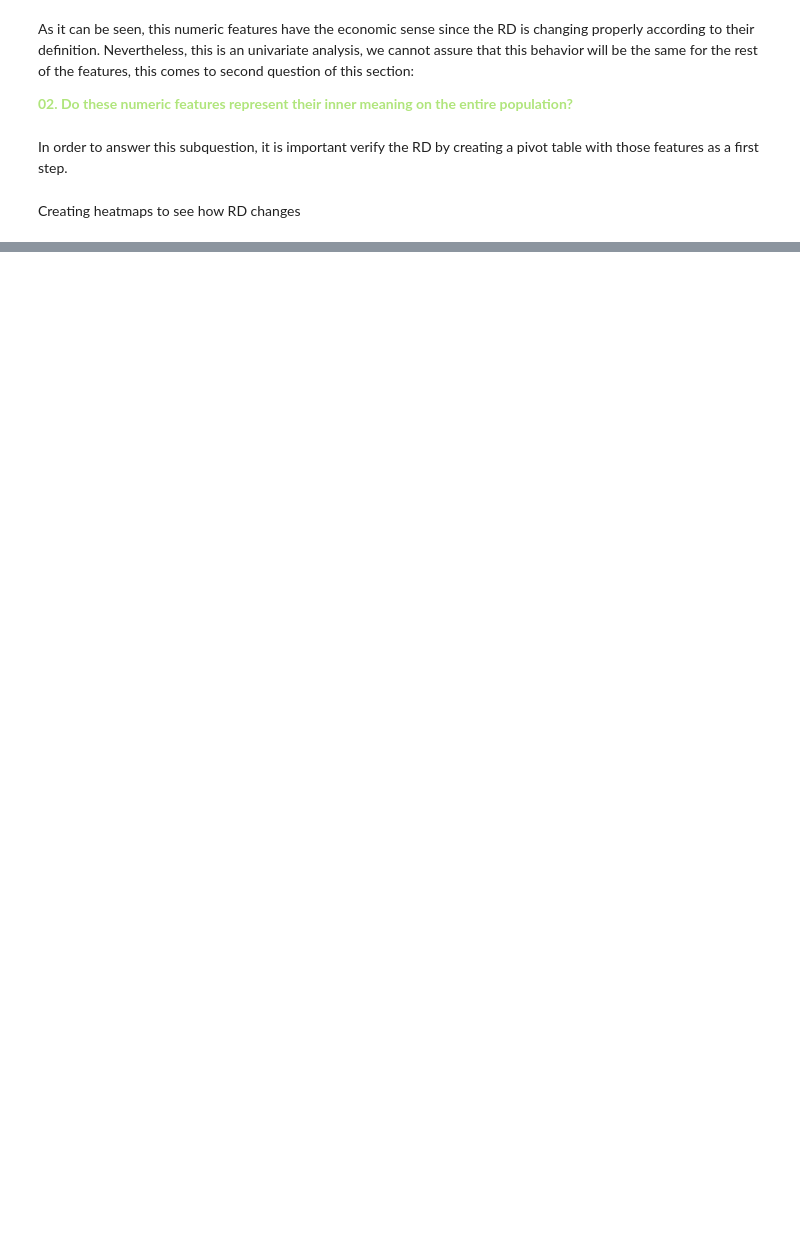
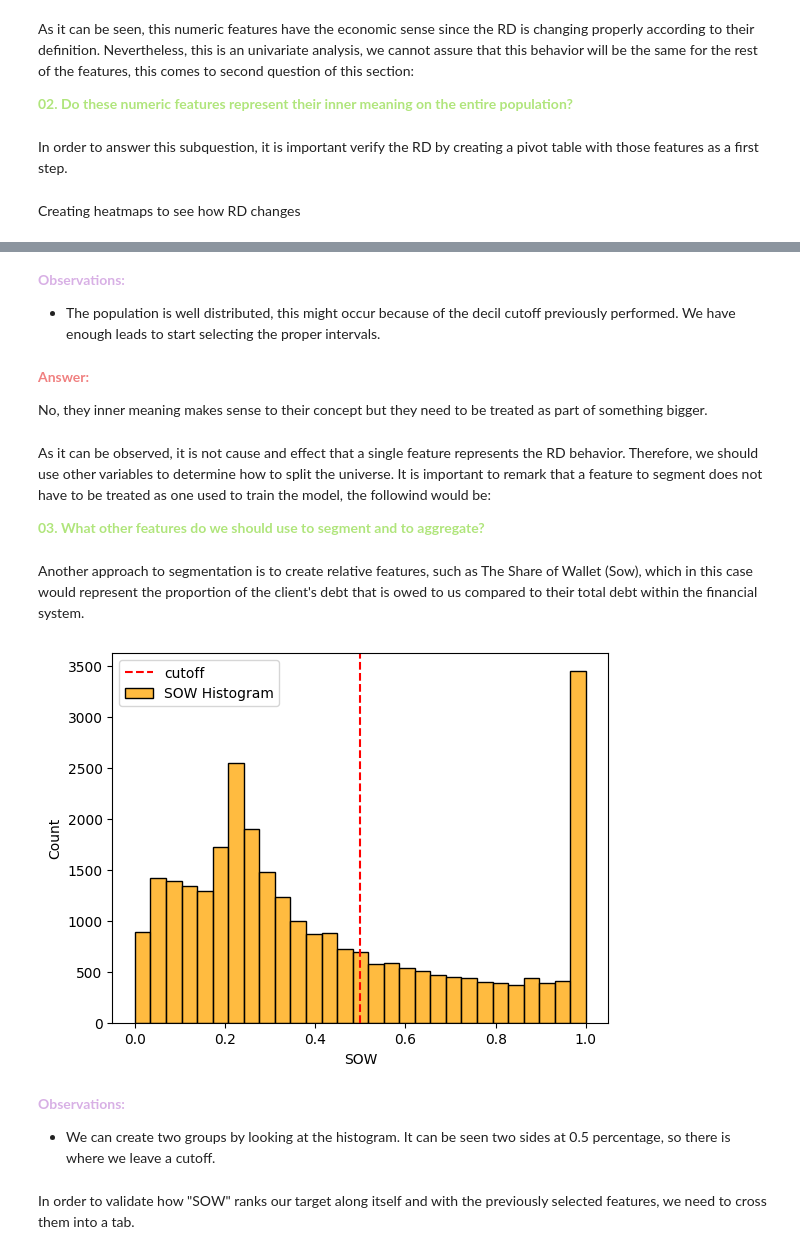
Before and after one commit to Brunoware/Credit-Risk-Segmentation, a Jupyter notebook: eda_project.ipynb, the cells around one changed output, grey strips where cells are left out. Drawn from its saved outputs; the diff is of its cells as text; code cells hidden in the pictures; blank space fills up the shorter version.

```diff
--- a/eda_project.ipynb
+++ b/eda_project.ipynb
@@ -253,0 +321,34 @@ plt.show()
+# %% [markdown]
+<span style="color:#D8B0E5; font-weight:bold;">Observations:</span>
+
+* The population is well distributed, this might occur because of the decil cutoff previously performed. We have enough leads to start selecting the proper intervals.
+# %% [markdown]
+<span style="color:lightcoral; font-weight:bold;">Answer:</span>
+
+No, they inner meaning makes sense to their concept but they need to be treated as part of something bigger.
+# %% [markdown]
+As it can be observed, it is not cause and effect that a single feature represents the RD behavior. Therefore, we should use other variables to determine how to split the universe. It is important to remark that a feature to segment does not have to be treated as one used to train the model, the followind would be:
+
+<span style="color:#B0E57C; font-weight:bold;">03. What other features do we should use to segment and to aggregate?</span>
+# %% [markdown]
+Another approach to segmentation is to create relative features, such as The Share of Wallet (Sow), which in this case would represent the proportion of the client's debt that is owed to us compared to their total debt within the financial system.
+# %%
+# create feature for SoW
+num_data['SOW'] = num_data['DEUDA'] / (num_data['DEUDA'] + num_data['DEUDA_TOTAL_SISTEMA'])
+
+# Visualize distribution
+# calculate bins
+bins = np.histogram_bin_edges(a = num_data.loc[~num_data['SOW'].isnull(), 'SOW'].to_numpy(), bins = 'scott')
+
+sns.histplot(data = num_data, x = 'SOW',bins = bins, color = 'orange', label = 'SOW Histogram')
+plt.axvline(x = 0.5, ls = '--', color = 'red', label = 'cutoff')
+plt.legend()
+plt.show()
+# %% [output]
+[figure, added]
+# %% [markdown]
+<span style="color:#D8B0E5; font-weight:bold;">Observations:</span>
+
+* We can create two groups by looking at the histogram. It can be seen two sides at 0.5 percentage, so there is where we leave a cutoff.
+# %% [markdown]
+In order to validate how "SOW" ranks our target along itself and with the previously selected features, we need to cross them into a tab.
```
Also changed, not shown: parts of 19 cells of this notebook.
